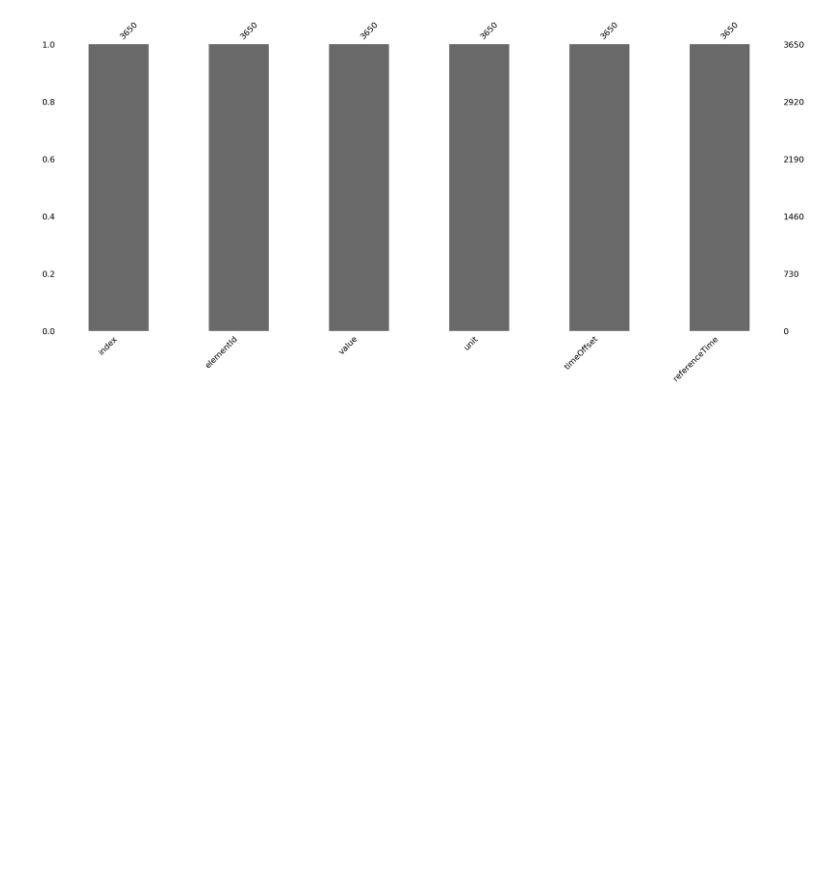
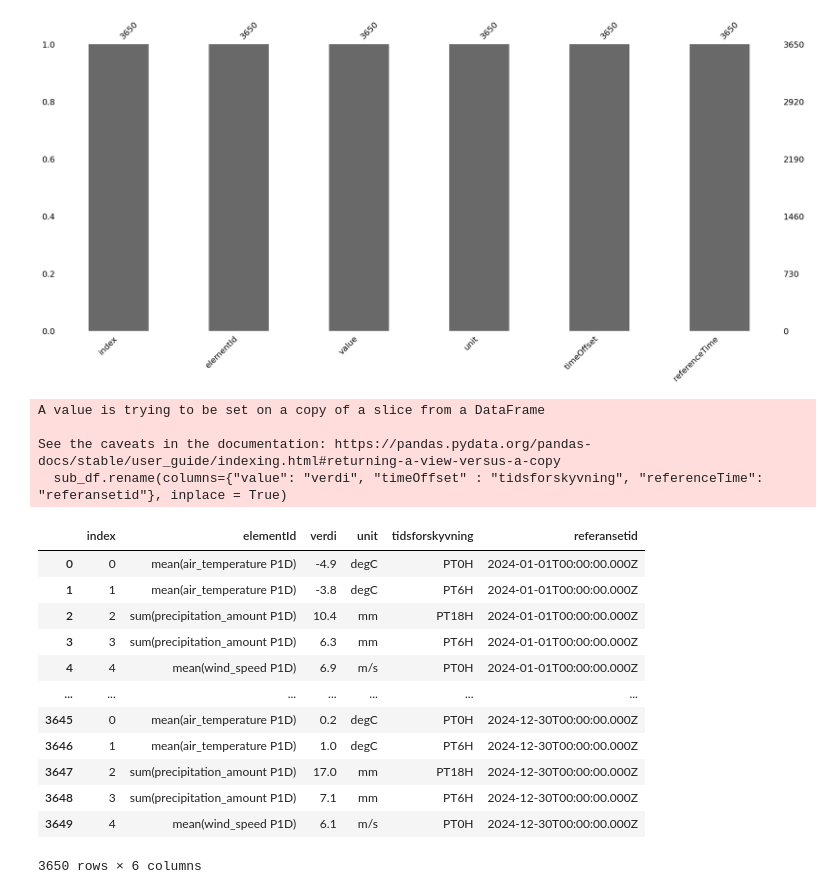
Before and after one commit to Sofihage/Milj-dataanalyse, a Jupyter notebook: notebooks/mappe_del_1.ipynb, the cells around one changed output. Saved outputs shown, nothing was run; the diff lists cells and outputs as text; code cells hidden in the pictures; blank space fills up the shorter version.

```diff
--- a/notebooks/mappe_del_1.ipynb
+++ b/notebooks/mappe_del_1.ipynb
@@ -120,6 +120,27 @@ msno.bar(sub_df)
 # %% [output]
 <Axes: >
 [figure]
+# %%
+sub_df.rename(columns={"value": "verdi", "timeOffset" : "tidsforskyvning", "referenceTime": "referansetid"}, inplace = True)
+sub_df
+# %% [output]
+A value is trying to be set on a copy of a slice from a DataFrame
+
+See the caveats in the documentation: https://pandas.pydata.org/pandas-docs/stable/user_guide/indexing.html#returning-a-view-versus-a-copy
+  sub_df.rename(columns={"value": "verdi", "timeOffset" : "tidsforskyvning", "referenceTime": "referansetid"}, inplace = True)
+|  | index | elementId | verdi | unit | tidsforskyvning | referansetid |
+| 0 | 0 | mean(air_temperature P1D) | -4.9 | degC | PT0H | 2024-01-01T00:00:00.000Z |
+| 1 | 1 | mean(air_temperature P1D) | -3.8 | degC | PT6H | 2024-01-01T00:00:00.000Z |
+| 2 | 2 | sum(precipitation_amount P1D) | 10.4 | mm | PT18H | 2024-01-01T00:00:00.000Z |
+| 3 | 3 | sum(precipitation_amount P1D) | 6.3 | mm | PT6H | 2024-01-01T00:00:00.000Z |
+| 4 | 4 | mean(wind_speed P1D) | 6.9 | m/s | PT0H | 2024-01-01T00:00:00.000Z |
+| ... | ... | ... | ... | ... | ... | ... |
+| 3645 | 0 | mean(air_temperature P1D) | 0.2 | degC | PT0H | 2024-12-30T00:00:00.000Z |
+| 3646 | 1 | mean(air_temperature P1D) | 1.0 | degC | PT6H | 2024-12-30T00:00:00.000Z |
+| 3647 | 2 | sum(precipitation_amount P1D) | 17.0 | mm | PT18H | 2024-12-30T00:00:00.000Z |
+| 3648 | 3 | sum(precipitation_amount P1D) | 7.1 | mm | PT6H | 2024-12-30T00:00:00.000Z |
+| 3649 | 4 | mean(wind_speed P1D) | 6.1 | m/s | PT0H | 2024-12-30T00:00:00.000Z |
+3650 rows × 6 columns
 # %%
 #bruke SQL spørringer til å hente ut bare temperatur dataene
 query_temperature = f"""
```
Also changed, not shown: parts of 1 cell of this notebook, 3 other files.
